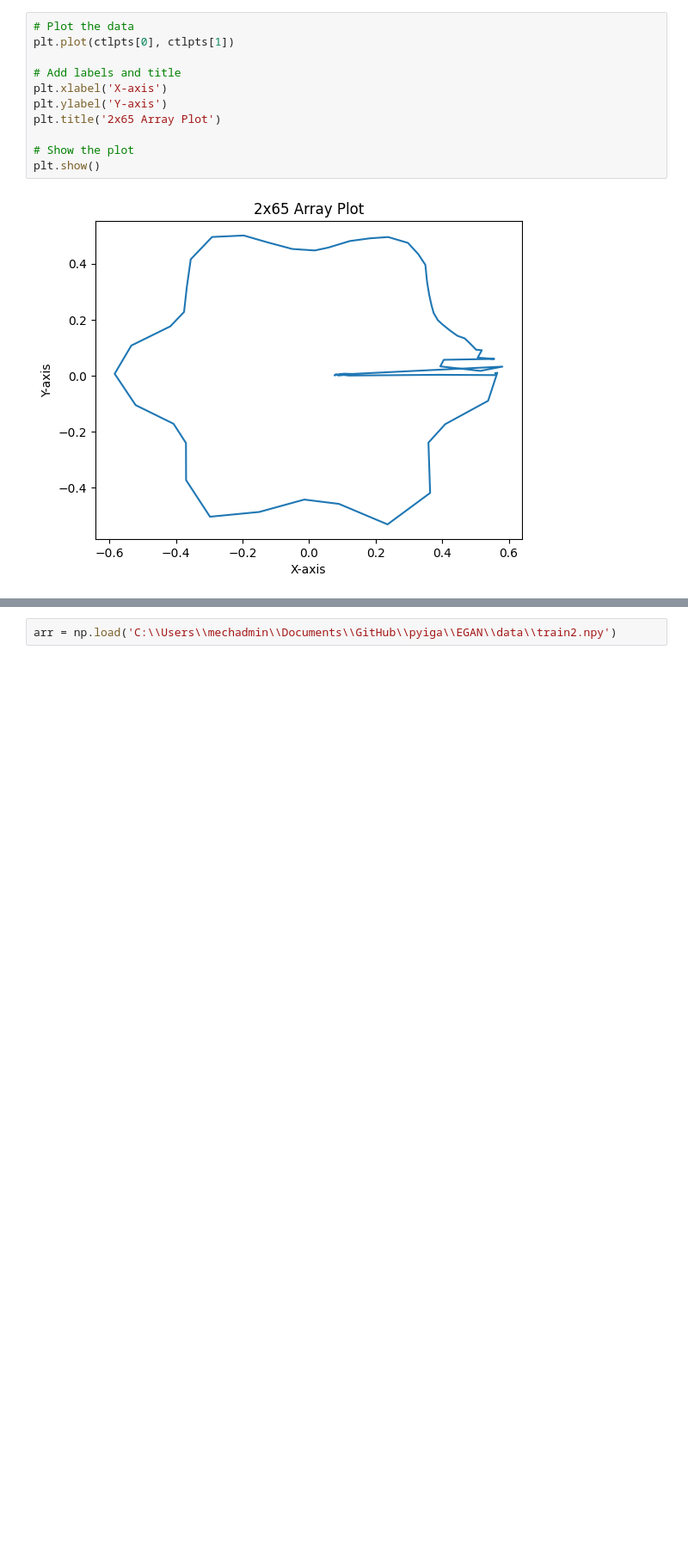
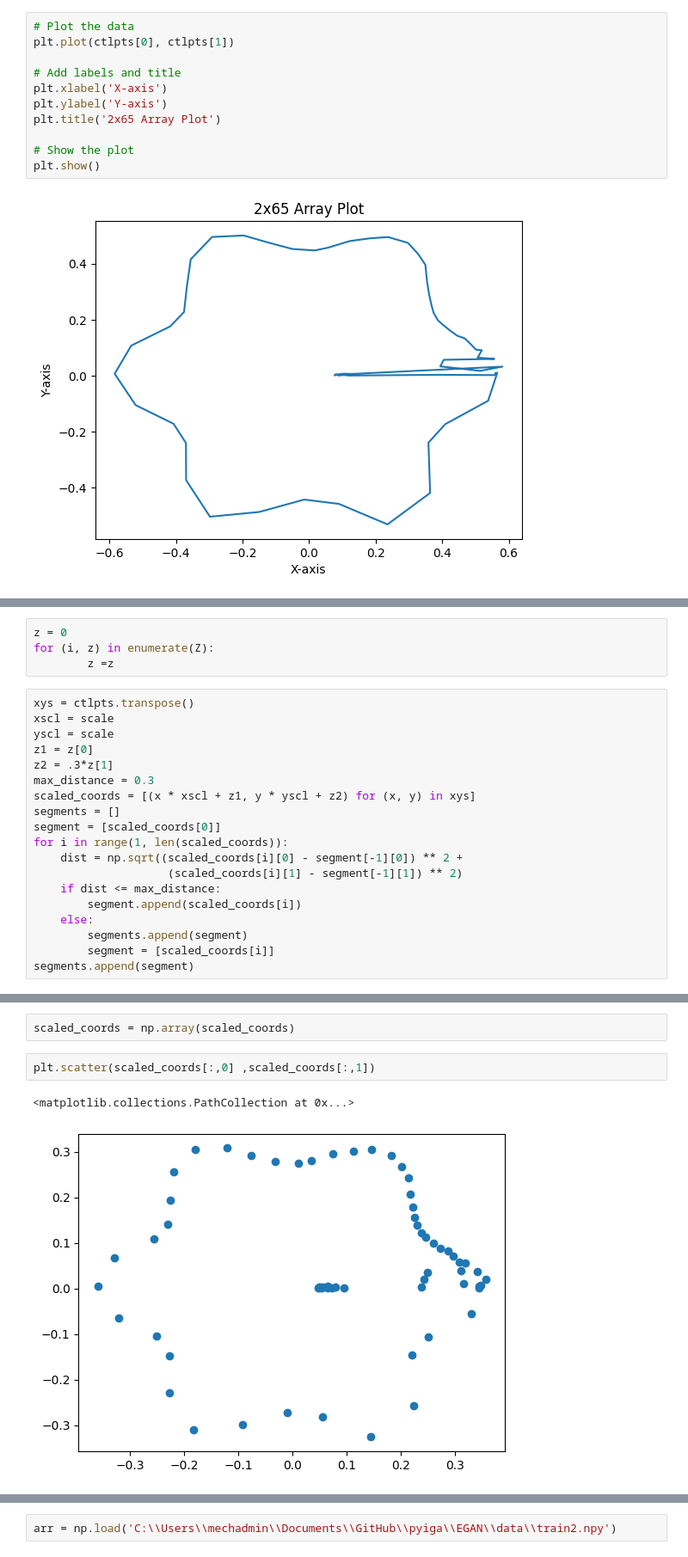
Before and after one commit to kevin866/pyiga, a Jupyter notebook: notebooks/read_data.ipynb, the cells around one changed output, grey strips where cells are left out. Shown at 86% size. Drawn from its saved outputs; the diff is of its cells as text; blank space fills up the shorter version.

```diff
--- a/notebooks/read_data.ipynb
+++ b/notebooks/read_data.ipynb
@@ -118,0 +151,23 @@ plt.show()
+# %%
+z = 0
+for (i, z) in enumerate(Z):
+        z =z
+# %%
+xys = ctlpts.transpose()
+xscl = scale
+yscl = scale
+z1 = z[0]
+z2 = .3*z[1]
+max_distance = 0.3
+scaled_coords = [(x * xscl + z1, y * yscl + z2) for (x, y) in xys]
+segments = []
+segment = [scaled_coords[0]]
+for i in range(1, len(scaled_coords)):
+    dist = np.sqrt((scaled_coords[i][0] - segment[-1][0]) ** 2 +
+                    (scaled_coords[i][1] - segment[-1][1]) ** 2)
+    if dist <= max_distance:
+        segment.append(scaled_coords[i])
+    else:
+        segments.append(segment)
+        segment = [scaled_coords[i]]
+segments.append(segment)
@@ -118,0 +182,7 @@ plt.show()
+# %%
+scaled_coords = np.array(scaled_coords)
+# %%
+plt.scatter(scaled_coords[:,0] ,scaled_coords[:,1])
+# %% [output]
+<matplotlib.collections.PathCollection at 0x...>
+[figure, added]
```
Also changed, not shown: parts of 12 cells of this notebook, 4 other files.
